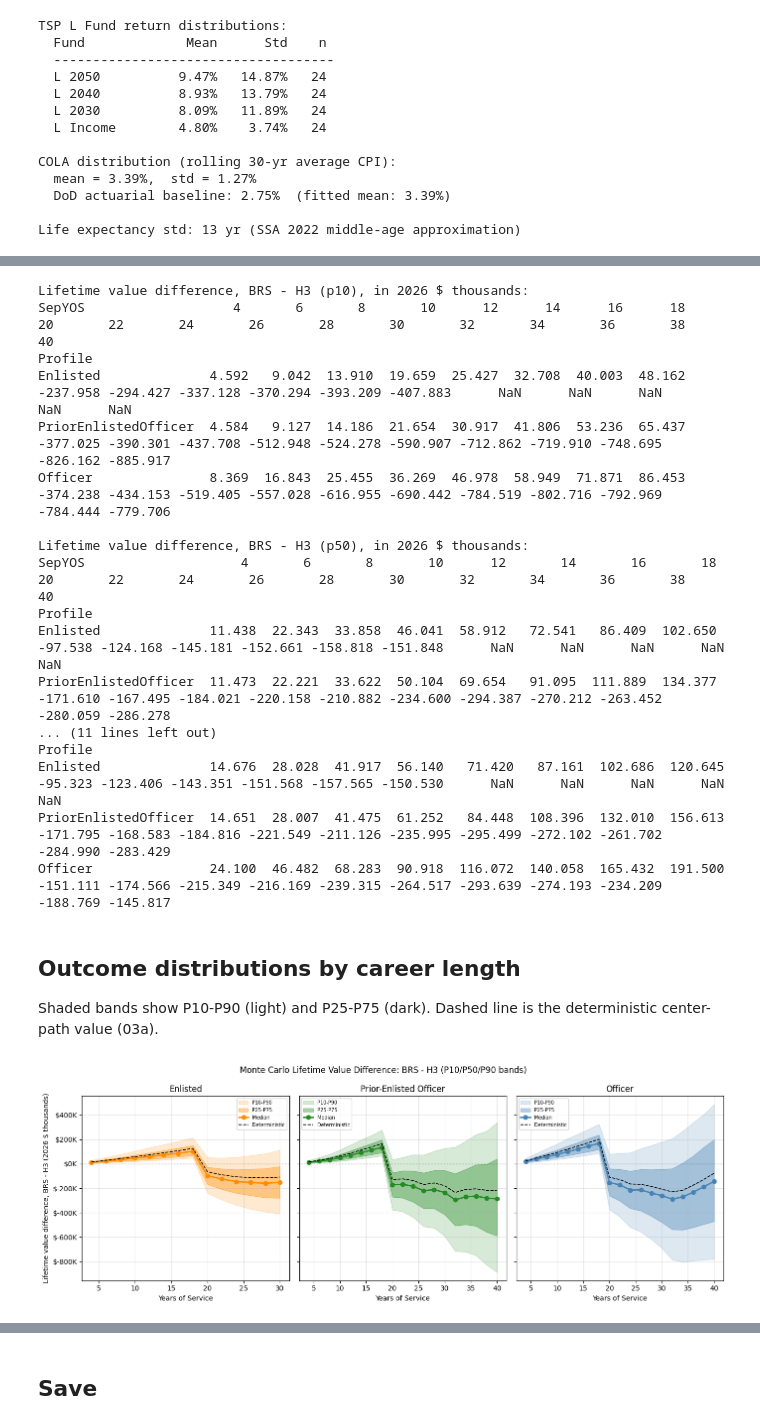
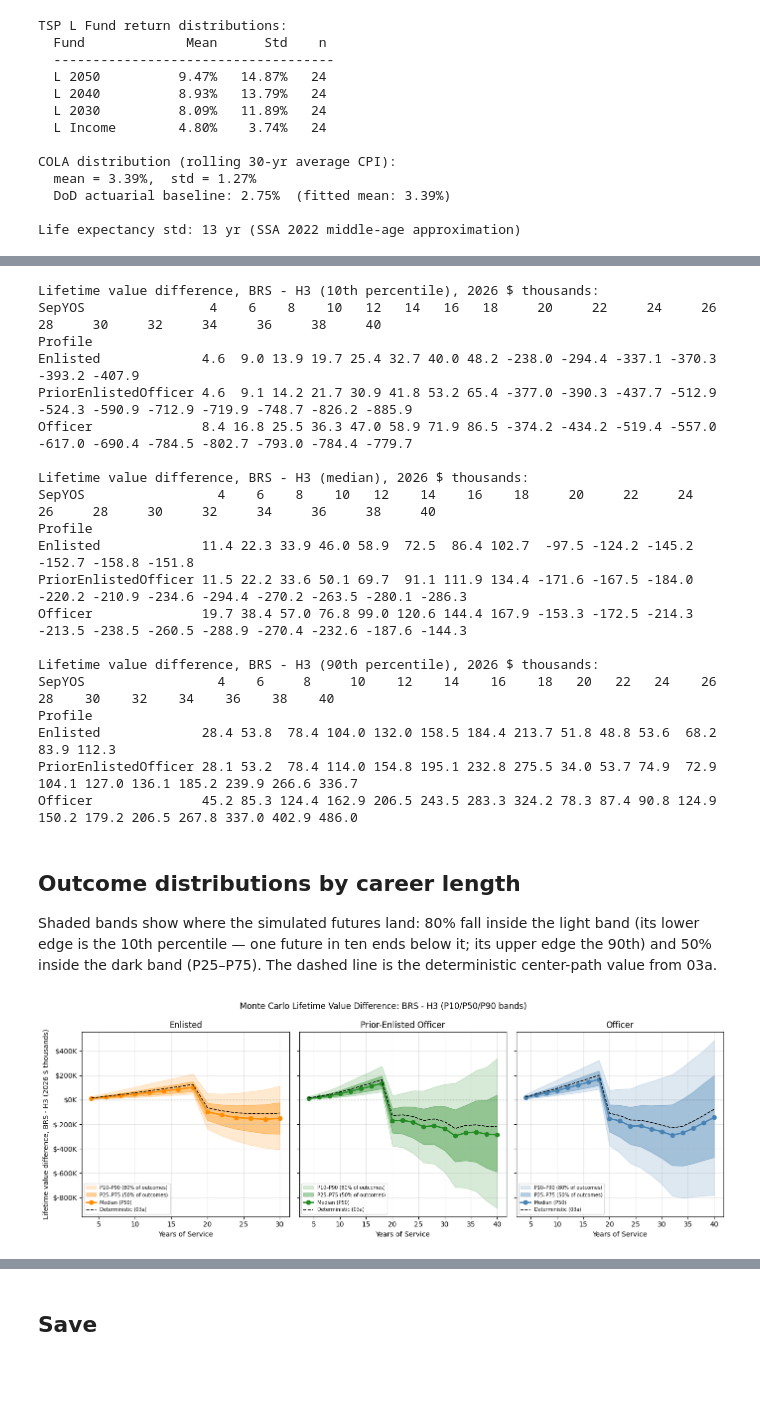
Before and after one commit to sgelety/military-retirement-monte-carlo, a Jupyter notebook: notebooks/03b_monte_carlo.ipynb, the cells around one changed output, grey strips where cells are left out. Cells and saved outputs as stored; diff of their text form; code cells hidden in the pictures; blank space fills up the shorter version.

```diff
--- a/notebooks/03b_monte_carlo.ipynb
+++ b/notebooks/03b_monte_carlo.ipynb
@@ -454,40 +440,52 @@ value; negative = High-Three yields higher lifetime value.
 # %%
-for pct in ['p10', 'p50', 'p90', 'mean']:
-    col = f'BRSAdv_{pct}'
+# One decimal, blanks past a profile's max YOS
+FMT = dict(float_format='{:,.1f}'.format, na_rep='')
+
+for pct, lbl in [
+    ('p10', '10th percentile'),
+    ('p50', 'median'),
+    ('p90', '90th percentile'),
+]:
     pivot = mc_results.pivot(
         index='Profile',
         columns='SepYOS',
-        values=col,
-    ).reindex(PROFILE_ORDER).round(0) / 1000
+        values=f'BRSAdv_{pct}',
+    ).reindex(PROFILE_ORDER) / 1000
     print(
         f'Lifetime value difference, BRS - H3'
-        f' ({pct}), in 2026 $ thousands:'
+        f' ({lbl}), 2026 $ thousands:'
     )
-    print(pivot.to_string())
+    print(pivot.to_string(**FMT))
     print()
 # %% [output]
-Lifetime value difference, BRS - H3 (p10), in 2026 $ thousands:
-SepYOS                   4       6       8       10      12      14      16      18       20       22       24       26       28       30       32       34       36       38       40
+Lifetime value difference, BRS - H3 (10th percentile), 2026 $ thousands:
+SepYOS                4    6    8    10   12   14   16   18     20     22     24     26     28     30     32     34     36     38     40
 Profile
-Enlisted              4.592   9.042  13.910  19.659  25.427  32.708  40.003  48.162 -237.958 -294.427 -337.128 -370.294 -393.209 -407.883      NaN      NaN      NaN      NaN      NaN
-PriorEnlistedOfficer  4.584   9.127  14.186  21.654  30.917  41.806  53.236  65.437 -377.025 -390.301 -437.708 -512.948 -524.278 -590.907 -712.862 -719.910 -748.695 -826.162 -885.917
-Officer               8.369  16.843  25.455  36.269  46.978  58.949  71.871  86.453 -374.238 -434.153 -519.405 -557.028 -616.955 -690.442 -784.519 -802.716 -792.969 -784.444 -779.706
+Enlisted             4.6  9.0 13.9 19.7 25.4 32.7 40.0 48.2 -238.0 -294.4 -337.1 -370.3 -393.2 -407.9
+PriorEnlistedOfficer 4.6  9.1 14.2 21.7 30.9 41.8 53.2 65.4 -377.0 -390.3 -437.7 -512.9 -524.3 -590.9 -712.9 -719.9 -748.7 -826.2 -885.9
+Officer              8.4 16.8 25.5 36.3 47.0 58.9 71.9 86.5 -374.2 -434.2 -519.4 -557.0 -617.0 -690.4 -784.5 -802.7 -793.0 -784.4 -779.7
 
-Lifetime value difference, BRS - H3 (p50), in 2026 $ thousands:
-SepYOS                    4       6       8       10      12       14       16       18       20       22       24       26       28       30       32       34       36       38       40
+Lifetime value difference, BRS - H3 (median), 2026 $ thousands:
+SepYOS                 4    6    8    10   12    14    16    18     20     22     24     26     28     30     32     34     36     38     40
 Profile
-Enlisted              11.438  22.343  33.858  46.041  58.912   72.541   86.409  102.650  -97.538 -124.168 -145.181 -152.661 -158.818 -151.848      NaN      NaN      NaN      NaN      NaN
-PriorEnlistedOfficer  11.473  22.221  33.622  50.104  69.654   91.095  111.889  134.377 -171.610 -167.495 -184.021 -220.158 -210.882 -234.600 -294.387 -270.212 -263.452 -280.059 -286.278
-... (11 lines left out)
+Enlisted             11.4 22.3 33.9 46.0 58.9  72.5  86.4 102.7  -97.5 -124.2 -145.2 -152.7 -158.8 -151.8
+PriorEnlistedOfficer 11.5 22.2 33.6 50.1 69.7  91.1 111.9 134.4 -171.6 -167.5 -184.0 -220.2 -210.9 -234.6 -294.4 -270.2 -263.5 -280.1 -286.3
+Officer              19.7 38.4 57.0 76.8 99.0 120.6 144.4 167.9 -153.3 -172.5 -214.3 -213.5 -238.5 -260.5 -288.9 -270.4 -232.6 -187.6 -144.3
+
+Lifetime value difference, BRS - H3 (90th percentile), 2026 $ thousands:
+SepYOS                 4    6     8     10    12    14    16    18   20   22   24    26    28    30    32    34    36    38    40
 Profile
-Enlisted              14.676  28.028  41.917  56.140   71.420   87.161  102.686  120.645  -95.323 -123.406 -143.351 -151.568 -157.565 -150.530      NaN      NaN      NaN      NaN      NaN
-PriorEnlistedOfficer  14.651  28.007  41.475  61.252   84.448  108.396  132.010  156.613 -171.795 -168.583 -184.816 -221.549 -211.126 -235.995 -295.499 -272.102 -261.702 -284.990 -283.429
-Officer               24.100  46.482  68.283  90.918  116.072  140.058  165.432  191.500 -151.111 -174.566 -215.349 -216.169 -239.315 -264.517 -293.639 -274.193 -234.209 -188.769 -145.817
+Enlisted             28.4 53.8  78.4 104.0 132.0 158.5 184.4 213.7 51.8 48.8 53.6  68.2  83.9 112.3
+PriorEnlistedOfficer 28.1 53.2  78.4 114.0 154.8 195.1 232.8 275.5 34.0 53.7 74.9  72.9 104.1 127.0 136.1 185.2 239.9 266.6 336.7
+Officer              45.2 85.3 124.4 162.9 206.5 243.5 283.3 324.2 78.3 87.4 90.8 124.9 150.2 179.2 206.5 267.8 337.0 402.9 486.0
 # %% [markdown]
 ## Outcome distributions by career length
 
-Shaded bands show P10-P90 (light) and P25-P75 (dark).
-Dashed line is the deterministic center-path value (03a).
+Shaded bands show where the simulated futures land: 80% fall
+inside the light band (its lower edge is the 10th percentile —
+one future in ten ends below it; its upper edge the 90th) and
+50% inside the dark band (P25–P75). The dashed line is the
+deterministic center-path value from 03a.
 # %%
 profile_styles = {
     'Enlisted': ('darkorange', 'Enlisted'),
@@ -511,41 +509,44 @@ for ax, (profile, (color, label)) in zip(
         x,
         sub['BRSAdv_p10'].values / 1000,
         sub['BRSAdv_p90'].values / 1000,
-        alpha=0.18, color=color, label='P10-P90',
+        alpha=0.18, color=color,
+        label='P10–P90 (80% of outcomes)',
     )
     ax.fill_between(
         x,
         sub['BRSAdv_p25'].values / 1000,
         sub['BRSAdv_p75'].values / 1000,
-        alpha=0.38, color=color, label='P25-P75',
+        alpha=0.38, color=color,
+        label='P25–P75 (50% of outcomes)',
     )
     ax.plot(
         x, sub['BRSAdv_p50'].values / 1000,
-        '-o', color=color, lw=2, label='Median',
+        '-o', color=color, lw=2,
+        label='Median (P50)',
     )
     ax.plot(
         det['SepYOS'].values,
         det['BRSAdv'].values / 1000,
-        'k--', lw=1.2, label='Deterministic',
+        'k--', lw=1.2, label='Deterministic (03a)',
     )
     ax.axhline(0, color='black', lw=0.8, ls=':')
     ax.set_title(label)
     ax.set_xlabel('Years of Service')
     ax.grid(True, alpha=0.3)
-    ax.legend(fontsize=7)
+    ax.legend(fontsize=7, loc='lower left')
     ax.yaxis.set_major_formatter(
         plt.FuncFormatter(lambda x, _: f'${x:,.0f}K')
     )
 
 axes[0].set_ylabel(
     'Lifetime value difference, BRS - H3 (2026 $ thousands)'
 )
 fig.suptitle(
     'Monte Carlo Lifetime Value Difference:'
     ' BRS - H3 (P10/P50/P90 bands)',
     fontsize=12,
 )
 plt.tight_layout()
 plt.show()
 # %% [output]
-[figure, old version]
+[figure, new version]
```
Also changed, not shown: parts of 12 cells of this notebook, 2 other files.
